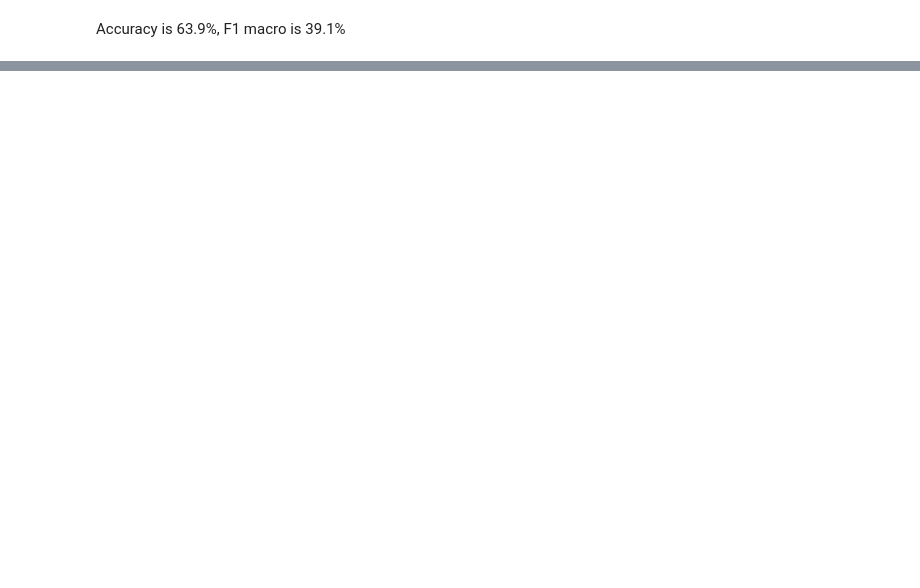
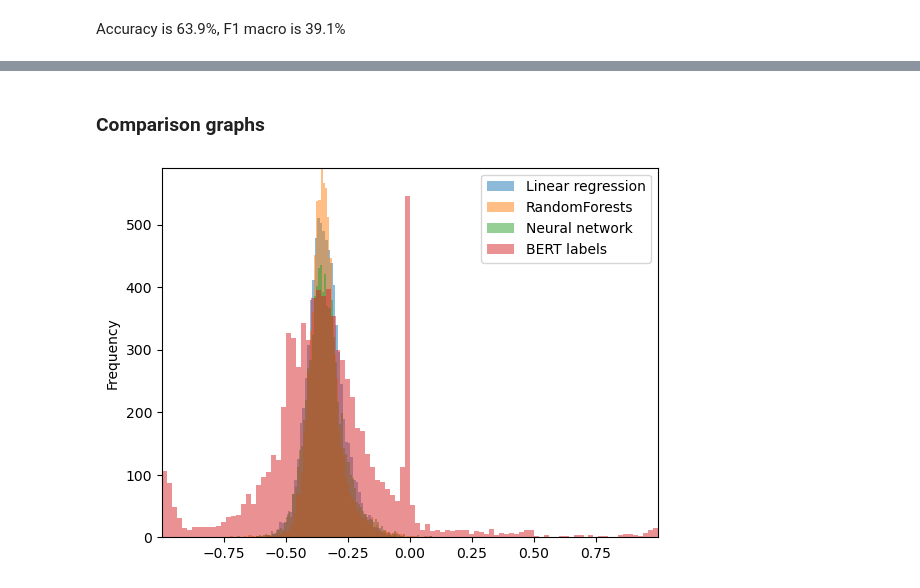
Before and after one commit to RicKrauel/NLP_thesis, a Jupyter notebook: code/prediction.ipynb, the cells around one changed output, grey strips where cells are left out. Drawn from its saved outputs; the diff is of its cells as text; code cells hidden in the pictures; blank space fills up the shorter version.

```diff
--- a/code/prediction.ipynb
+++ b/code/prediction.ipynb
@@ -176,15 +196,14 @@ scaler = MinMaxScaler()
 X_train_norm = scaler.fit_transform(X_train)
 X_test_norm = scaler.fit_transform(X_test)
 # %%
-regr = MLPRegressor(max_iter=2000, verbose=2)
+regr = MLPRegressor(max_iter=2000)
 # %%
 parameter_space = {
     'hidden_layer_sizes': [(50,50,50), (50,100,50), (100,), (119,119,62)],
     'activation': ['tanh', 'relu'],
     'solver': ['sgd', 'adam'],
-    'alpha': [0.0001, 0.05, 0.001],
-    'learning_rate_init': [0.0001,0.001],
-    'learning_rate': ['constant','adaptive'],
+    'alpha': [0.0001, 0.05, 0.001, 1],
+    'learning_rate': ['constant','adaptive']
 }
 # %%
 clf = GridSearchCV(regr, parameter_space, n_jobs=-1, cv=3)
@@ -219,5 +246,5 @@ Best parameters found:
 # %%
-regr = MLPRegressor(max_iter=2000, verbose=2, activation='relu', alpha=0.05, hidden_layer_sizes=(50,100,50), learning_rate='constant', solver='adam', learning_rate_init=0.001)
+regr = MLPRegressor(max_iter=2000, activation='relu', alpha=1, hidden_layer_sizes=(100,), learning_rate='adaptive', solver='sgd')
 regr.fit(X_train_norm, y_train)
 regr.score(X_test_norm, y_test)
 # %% [output]
@@ -249,3 +266,5 @@ R2 is 6%, MAE is 0.172
+# %%
+pred_rnn = regr.predict(X_test_norm)
 # %% [markdown]
 #### Categorical labels
 # %%
@@ -431,0 +624,13 @@ Accuracy is 63.9%, F1 macro is 39.1%
+# %% [markdown]
+### Comparison graphs
+# %%
+plt.margins(0)
+plt.hist(pred_lin_reg, alpha=0.5, label='Linear regression', bins=100)
+plt.hist(pred_rf, alpha=0.5, label='RandomForests', bins=100)
+plt.hist(pred_rnn, alpha=0.5, label='Neural network', bins=100)
+plt.hist(y_test, alpha=0.5, label='BERT labels', bins=100)
+plt.legend()
+plt.ylabel('Frequency')
+plt.savefig('../figures/conti_predictions.png')
+# %% [output]
+[figure, added]
```
Also changed, not shown: parts of 68 cells of this notebook, 3 other files.
